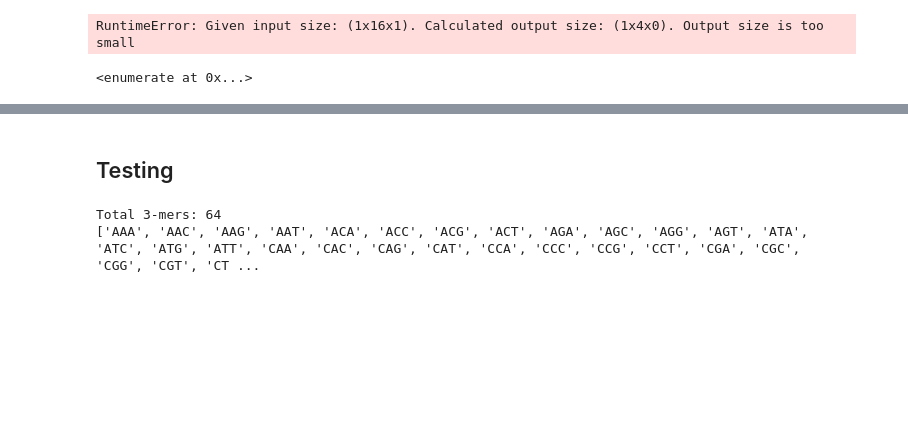
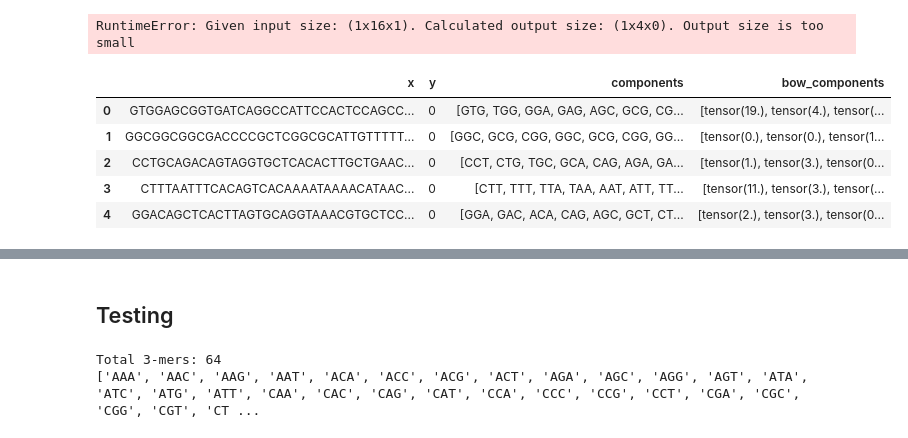
Before and after one commit to Ljupka/Neural_Network_Bio, a Jupyter notebook: 04_DNA_enhancers.ipynb, the cells around one changed output, grey strips where cells are left out. Saved outputs shown, nothing was run; the diff lists cells and outputs as text; code cells hidden in the pictures; blank space fills up the shorter version.

```diff
--- a/04_DNA_enhancers.ipynb
+++ b/04_DNA_enhancers.ipynb
@@ -162,10 +214,6 @@ model = CNN(num_classes=2)
 model(torch.rand(1, 3, 1))
 # %% [output]
 RuntimeError: Given input size: (1x16x1). Calculated output size: (1x4x0). Output size is too small
-# %%
-enumerate(train_loader)
-# %% [output]
-<enumerate at 0x...>
 # %%
 import numpy as np
 from torchmetrics import Accuracy
@@ -202,6 +255,15 @@ def train (model, dataset, gpu=False):
       if (batch_idx) % 10 == 0:
         print('Epoch [%d/%d], Step [%d/%d], Loss: %.4f, Accuracy: %.4f'
           %(epoch+1, num_epochs, batch_idx, len(train_loader.dataset)//inputs.size()[0], loss.item(), accuracy_function(outputs,labels)))
+# %%
+train_df.head(5)
+# %% [output]
+|  | x | y | components | bow_components |
+| 0 | GTGGAGCGGTGATCAGGCCATTCCACTCCAGCC... | 0 | [GTG, TGG, GGA, GAG, AGC, GCG, CG... | [tensor(19.), tensor(4.), tensor(... |
+| 1 | GGCGGCGGCGACCCCGCTCGGCGCATTGTTTTT... | 0 | [GGC, GCG, CGG, GGC, GCG, CGG, GG... | [tensor(0.), tensor(0.), tensor(1... |
+| 2 | CCTGCAGACAGTAGGTGCTCACACTTGCTGAAC... | 0 | [CCT, CTG, TGC, GCA, CAG, AGA, GA... | [tensor(1.), tensor(3.), tensor(0... |
+| 3 | CTTTAATTTCACAGTCACAAAATAAAACATAAC... | 0 | [CTT, TTT, TTA, TAA, AAT, ATT, TT... | [tensor(11.), tensor(3.), tensor(... |
+| 4 | GGACAGCTCACTTAGTGCAGGTAAACGTGCTCC... | 0 | [GGA, GAC, ACA, CAG, AGC, GCT, CT... | [tensor(2.), tensor(3.), tensor(0... |
 # %%
 train(model, dataset)
 # %% [output]
```
Also changed, not shown: parts of 6 cells of this notebook.
